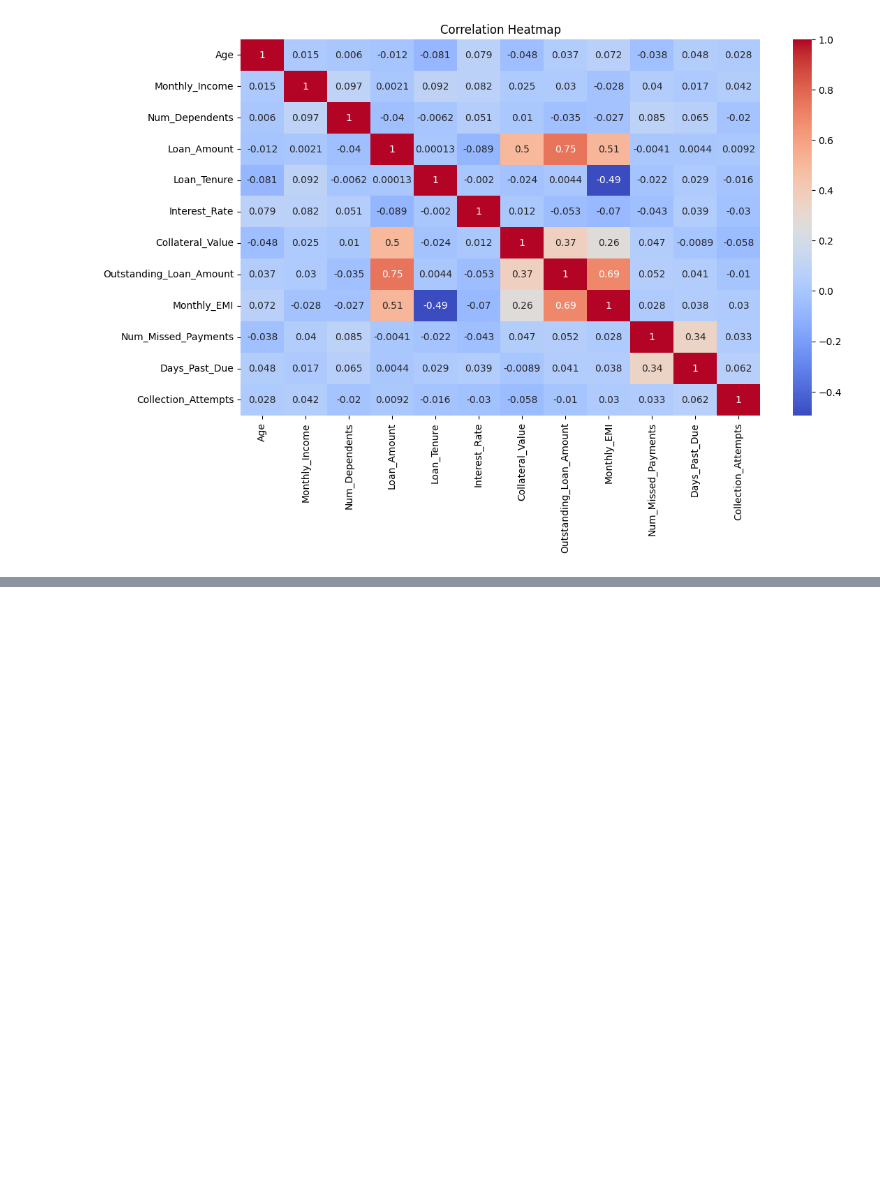
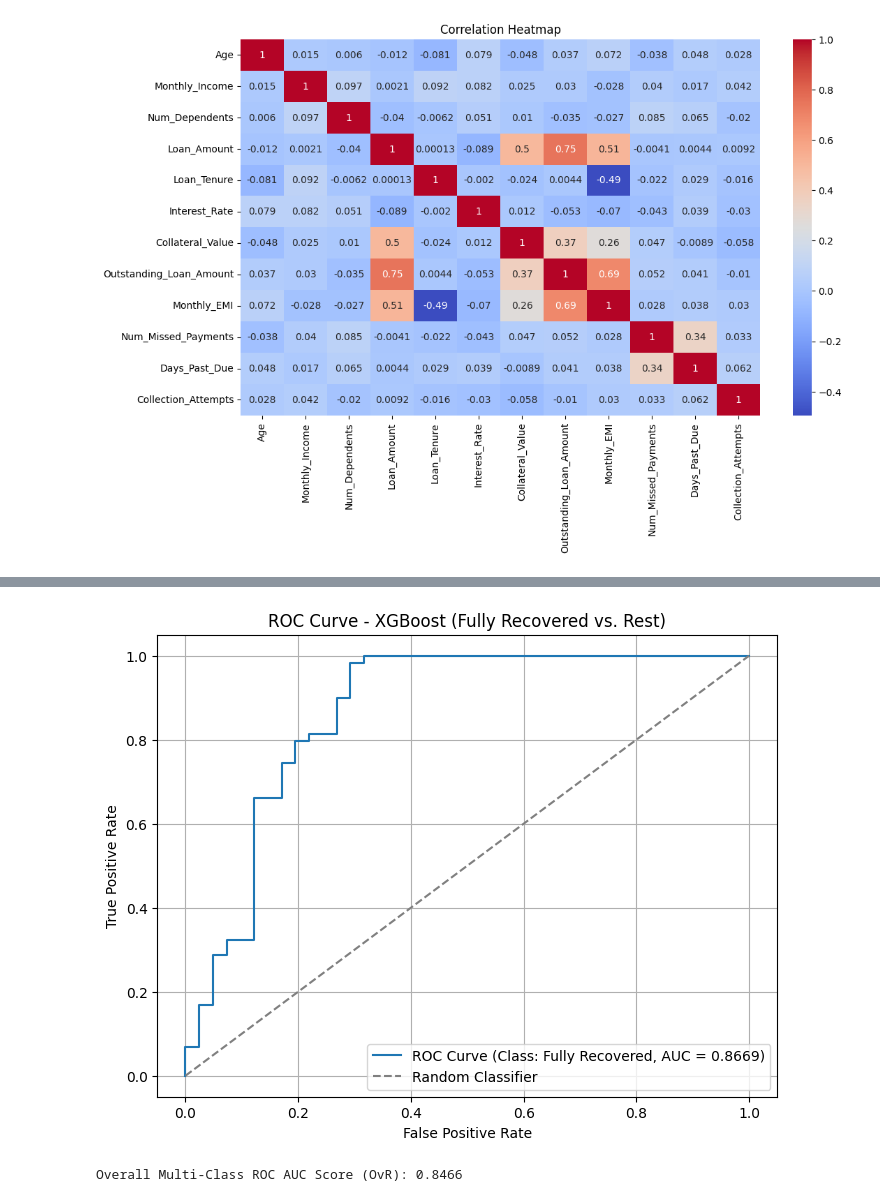
Before and after one commit to uday899/CreditPathAI, a Jupyter notebook: creditpathAI.ipynb, the cells around one changed output, grey strips where cells are left out. Cells and saved outputs as stored; diff of their text form; code cells hidden in the pictures; blank space fills up the shorter version.

```diff
--- a/creditpathAI.ipynb
+++ b/creditpathAI.ipynb
@@ -302,0 +489,43 @@ pd.DataFrame(results)
+# %%
+import matplotlib.pyplot as plt
+from sklearn.metrics import roc_curve, auc, roc_auc_score
+# Assuming 'le' (LabelEncoder) and 'y_test_encoded' are available from previous cells.
+
+# ---------------------------------------------
+# Predict probabilities using tuned model
+# Use X_test_encoded for prediction
+# ---------------------------------------------
+y_pred_prob_all_classes = best_model.predict_proba(X_test_encoded)
+
+# ---------------------------------------------
+# Compute ROC curve values for a specific class (e.g., 'Fully Recovered', which is class 0)
+# ---------------------------------------------
+# Binarize true labels for 'Fully Recovered' (class 0)
+y_true_fully_recovered = (y_test_encoded == 0).astype(int)
+# Get predicted probabilities for 'Fully Recovered' (class 0)
+y_score_fully_recovered = y_pred_prob_all_classes[:, 0]
+
+fpr, tpr, thresholds = roc_curve(y_true_fully_recovered, y_score_fully_recovered)
+roc_auc_fully_recovered = auc(fpr, tpr)
+
+# ---------------------------------------------
+# Plot ROC Curve for 'Fully Recovered' class
+# ---------------------------------------------
+plt.figure(figsize=(8, 6))
+plt.plot(fpr, tpr, label=f'ROC Curve (Class: Fully Recovered, AUC = {roc_auc_fully_recovered:.4f})')
+plt.plot([0, 1], [0, 1], linestyle='--', color='gray', label='Random Classifier')
+plt.xlabel('False Positive Rate')
+plt.ylabel('True Positive Rate')
+plt.title('ROC Curve - XGBoost (Fully Recovered vs. Rest)')
+plt.legend(loc='lower right')
+plt.grid(True)
+plt.show()
+
+# ---------------------------------------------
+# Console Output - Use the overall multi-class AUC calculated previously in cell _9LocH0JdafT
+# The 'test_auc' variable already holds the overall multi-class AUC (OvR).
+# ---------------------------------------------
+print("Overall Multi-Class ROC AUC Score (OvR):", round(test_auc, 4))
+# %% [output]
+[figure, added]
+Overall Multi-Class ROC AUC Score (OvR): 0.8466
```
Also changed, not shown: parts of 9 cells of this notebook.
